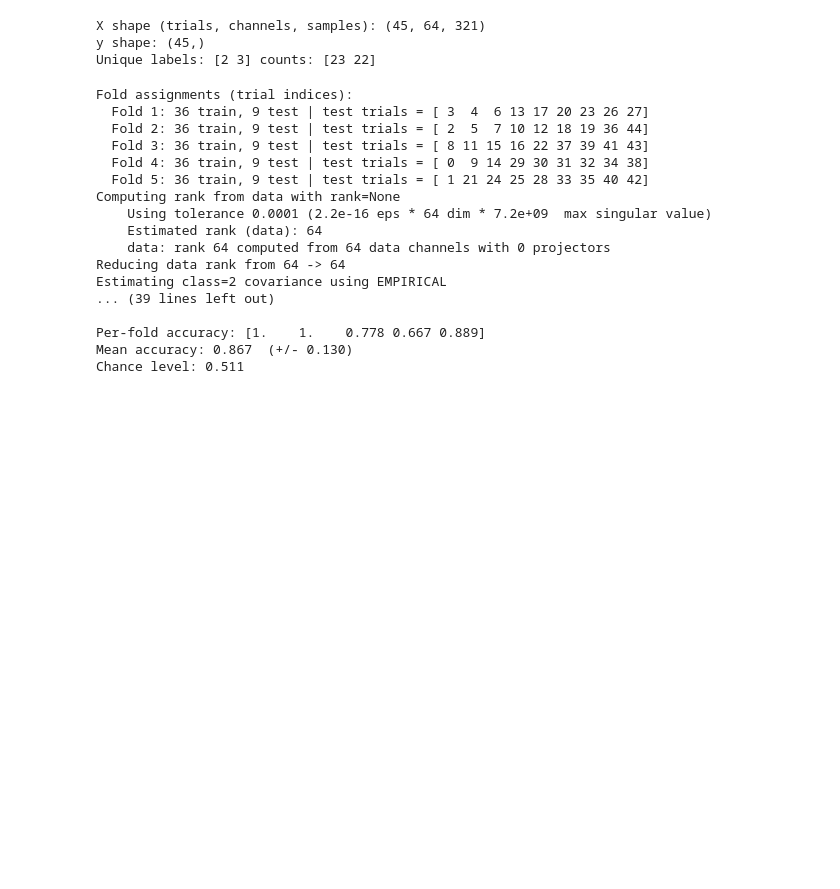
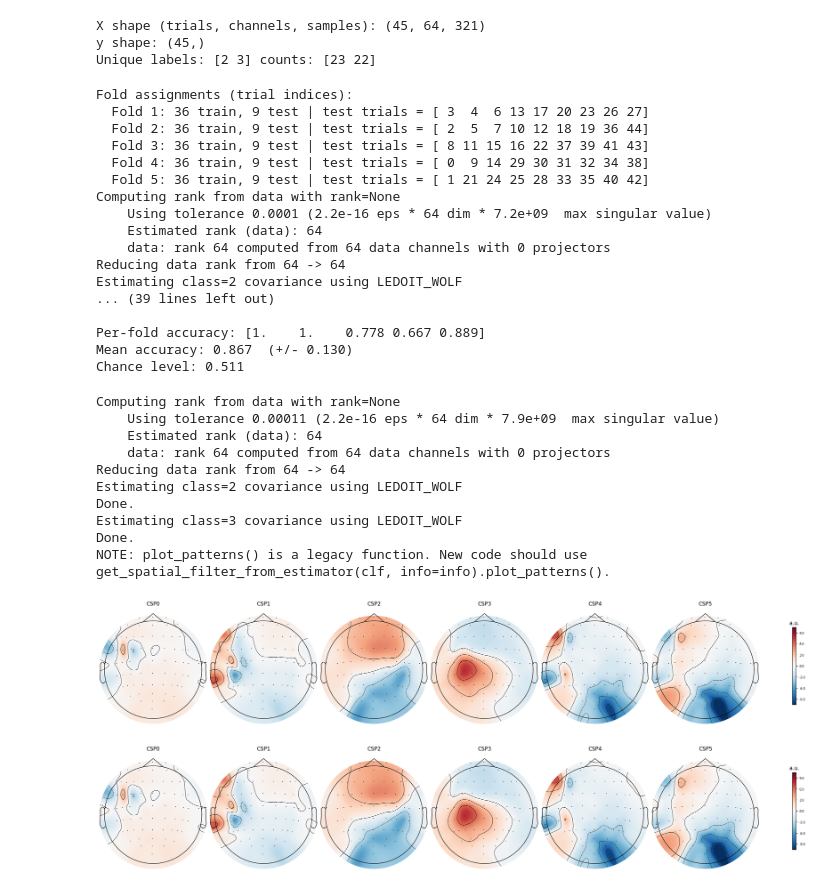
Before and after one commit to IbeeckC/EEG_BCI-pi, a Jupyter notebook: notebooks/01_physionet.ipynb, the cells around one changed output. Drawn from its saved outputs; the diff is of its cells as text; code cells hidden in the pictures; blank space fills up the shorter version.

```diff
--- a/notebooks/01_physionet.ipynb
+++ b/notebooks/01_physionet.ipynb
@@ -667,7 +668,7 @@ y shape: (45,)
 Unique labels: [2 3] counts: [23 22]
 # %%
 # --- Build the pipeline: CSP feature extraction -> LDA classifier ---
-csp = CSP(n_components=6, reg=None, log=True, norm_trace=False)
+csp = CSP(n_components=6, reg='ledoit_wolf', log=True, norm_trace=False)
 lda = LinearDiscriminantAnalysis()
 clf = Pipeline([('CSP', csp), ('LDA', lda)])
 
@@ -698,9 +699,36 @@ Computing rank from data with rank=None
     Estimated rank (data): 64
     data: rank 64 computed from 64 data channels with 0 projectors
 Reducing data rank from 64 -> 64
-Estimating class=2 covariance using EMPIRICAL
+Estimating class=2 covariance using LEDOIT_WOLF
 ... (39 lines left out)
 
 Per-fold accuracy: [1.    1.    0.778 0.667 0.889]
 Mean accuracy: 0.867  (+/- 0.130)
 Chance level: 0.511
+# %%
+# Visualize the CSP spatial patterns as scalp maps
+# Fit CSP on all data just for visualization (not for scoring)
+csp_viz = CSP(n_components=6, reg='ledoit_wolf', log=True, norm_trace=False)
+csp_viz.fit(X, y)
+
+# Plot the CSP patterns as topographic scalp maps
+csp_viz.plot_patterns(
+    epochs_filt.info,
+    components=[0, 1, 2, 3, 4, 5],   # just the 6 we use
+    ch_type='eeg',
+    units='a.u.',
+    size=2.5,                         # bigger heads
+)
+# %% [output]
+Computing rank from data with rank=None
+    Using tolerance 0.00011 (2.2e-16 eps * 64 dim * 7.9e+09  max singular value)
+    Estimated rank (data): 64
+    data: rank 64 computed from 64 data channels with 0 projectors
+Reducing data rank from 64 -> 64
+Estimating class=2 covariance using LEDOIT_WOLF
+Done.
+Estimating class=3 covariance using LEDOIT_WOLF
+Done.
+NOTE: plot_patterns() is a legacy function. New code should use get_spatial_filter_from_estimator(clf, info=info).plot_patterns().
+[figure, added]
+[figure, added]
```
Also changed, not shown: parts of 11 cells of this notebook.
